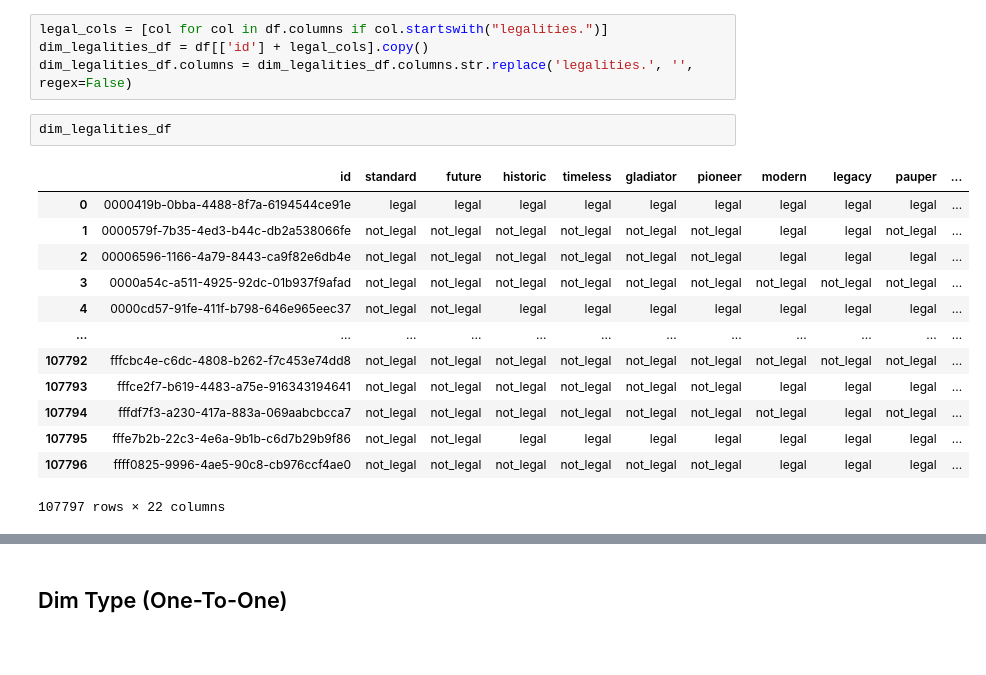
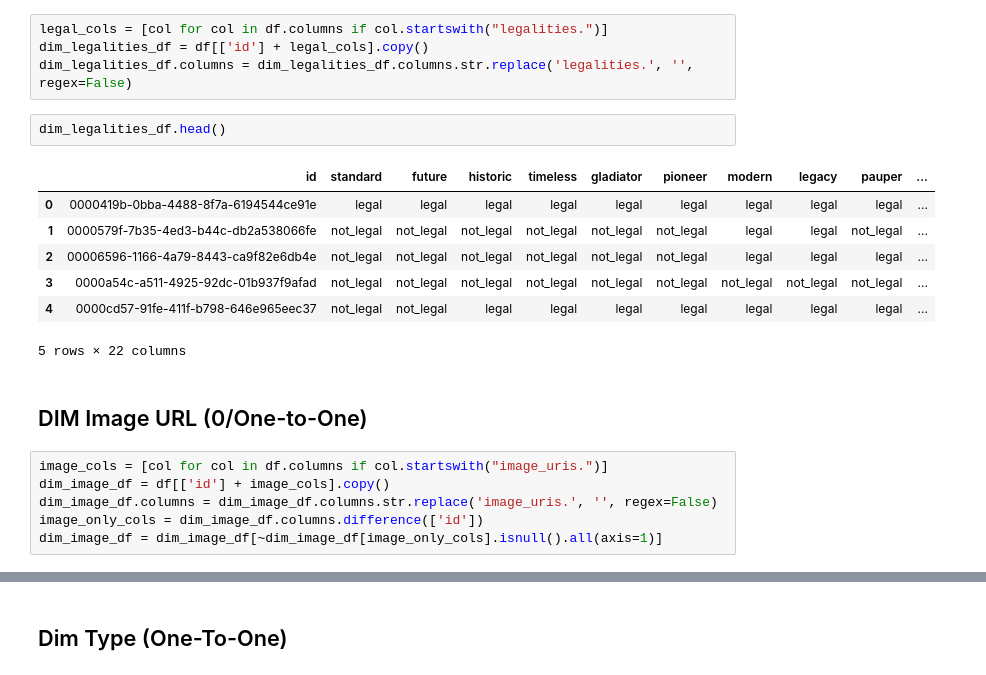
Before and after one commit to cuevas485/mtg-api-etl-datawarehouse, a Jupyter notebook: scryfall_etl_star_schema.ipynb, the cells around one changed output, grey strips where cells are left out. Drawn from its saved outputs; the diff is of its cells as text; blank space fills up the shorter version.

```diff
--- a/scryfall_etl_star_schema.ipynb
+++ b/scryfall_etl_star_schema.ipynb
@@ -122,18 +100,20 @@ legal_cols = [col for col in df.columns if col.startswith("legalities.")]
 dim_legalities_df = df[['id'] + legal_cols].copy()
 dim_legalities_df.columns = dim_legalities_df.columns.str.replace('legalities.', '', regex=False)
 # %%
-dim_legalities_df
+dim_legalities_df.head()
 # %% [output]
 |  | id | standard | future | historic | timeless | gladiator | pioneer | modern | legacy | pauper | ... |
 | 0 | 0000419b-0bba-4488-8f7a-6194544ce91e | legal | legal | legal | legal | legal | legal | legal | legal | legal | ... |
 | 1 | 0000579f-7b35-4ed3-b44c-db2a538066fe | not_legal | not_legal | not_legal | not_legal | not_legal | not_legal | legal | legal | not_legal | ... |
 | 2 | 00006596-1166-4a79-8443-ca9f82e6db4e | not_legal | not_legal | not_legal | not_legal | not_legal | not_legal | legal | legal | legal | ... |
 | 3 | 0000a54c-a511-4925-92dc-01b937f9afad | not_legal | not_legal | not_legal | not_legal | not_legal | not_legal | not_legal | not_legal | not_legal | ... |
 | 4 | 0000cd57-91fe-411f-b798-646e965eec37 | not_legal | not_legal | legal | legal | legal | legal | legal | legal | legal | ... |
-| ... | ... | ... | ... | ... | ... | ... | ... | ... | ... | ... | ... |
-| 107792 | fffcbc4e-c6dc-4808-b262-f7c453e74dd8 | not_legal | not_legal | not_legal | not_legal | not_legal | not_legal | not_legal | not_legal | not_legal | ... |
-| 107793 | fffce2f7-b619-4483-a75e-916343194641 | not_legal | not_legal | not_legal | not_legal | not_legal | not_legal | legal | legal | legal | ... |
-| 107794 | fffdf7f3-a230-417a-883a-069aabcbcca7 | not_legal | not_legal | not_legal | not_legal | not_legal | not_legal | not_legal | legal | not_legal | ... |
-| 107795 | fffe7b2b-22c3-4e6a-9b1b-c6d7b29b9f86 | not_legal | not_legal | legal | legal | legal | legal | legal | legal | legal | ... |
-| 107796 | ffff0825-9996-4ae5-90c8-cb976ccf4ae0 | not_legal | not_legal | not_legal | not_legal | not_legal | not_legal | legal | legal | legal | ... |
-107797 rows × 22 columns
+5 rows × 22 columns
+# %% [markdown]
+## DIM Image URL (0/One-to-One)
+# %%
+image_cols = [col for col in df.columns if col.startswith("image_uris.")]
+dim_image_df = df[['id'] + image_cols].copy()
+dim_image_df.columns = dim_image_df.columns.str.replace('image_uris.', '', regex=False)
+image_only_cols = dim_image_df.columns.difference(['id'])
+dim_image_df = dim_image_df[~dim_image_df[image_only_cols].isnull().all(axis=1)]
```
Also changed, not shown: parts of 45 cells of this notebook.
